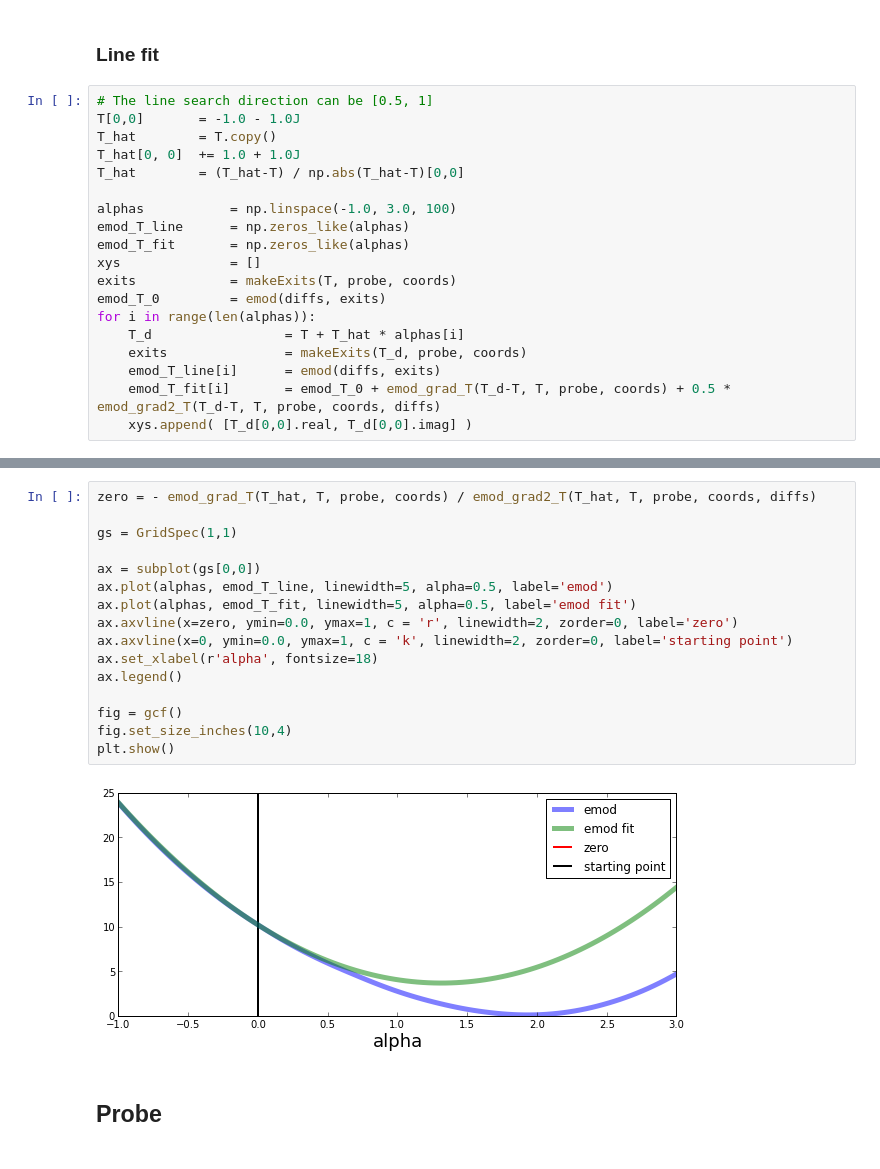
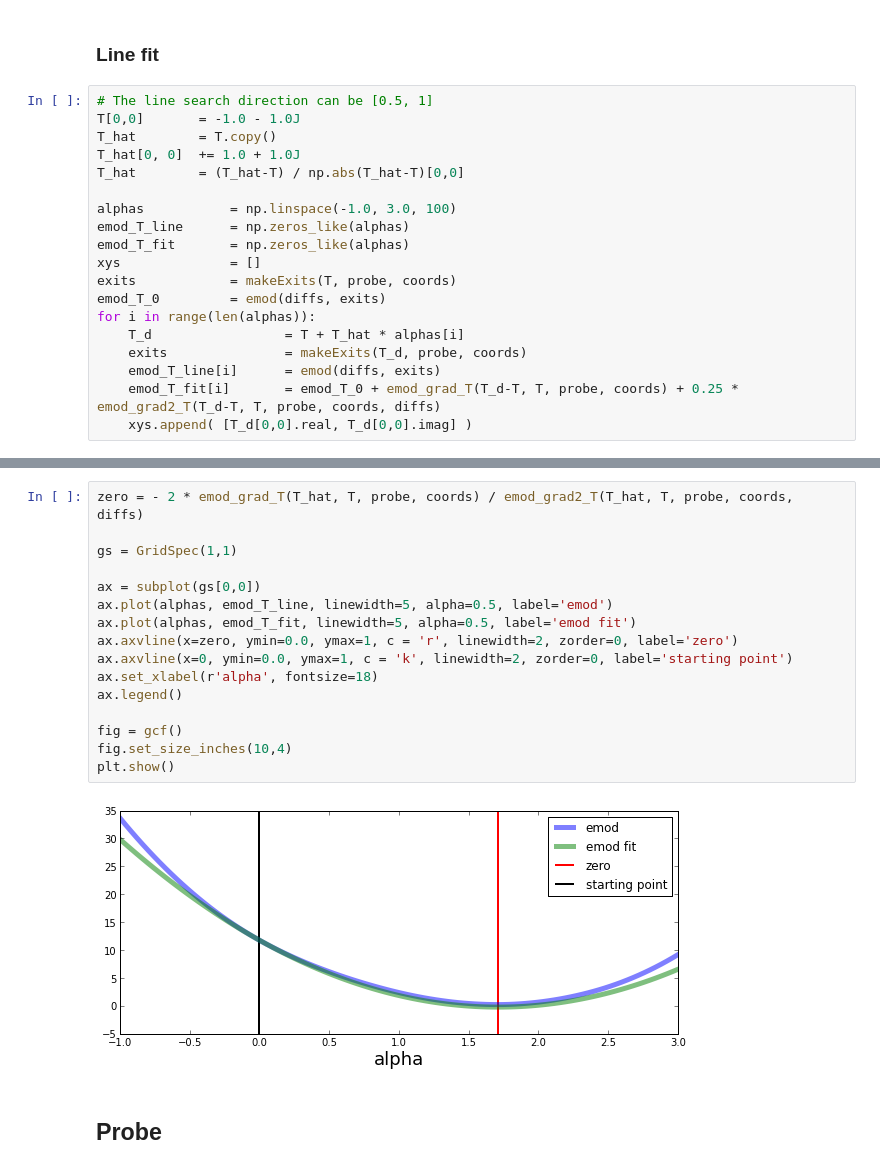
Before and after one commit to andyofmelbourne/Ptychography, a Jupyter notebook: Line search.ipynb, the cells around one changed output, grey strips where cells are left out. Drawn from its saved outputs; the diff is of its cells as text.

```diff
--- a/Line search.ipynb
+++ b/Line search.ipynb
@@ -293,7 +323,7 @@ for i in range(len(alphas)):
     T_d                 = T + T_hat * alphas[i]
     exits               = makeExits(T_d, probe, coords)
     emod_T_line[i]      = emod(diffs, exits)
-    emod_T_fit[i]       = emod_T_0 + emod_grad_T(T_d-T, T, probe, coords) + 0.5 * emod_grad2_T(T_d-T, T, probe, coords, diffs)
+    emod_T_fit[i]       = emod_T_0 + emod_grad_T(T_d-T, T, probe, coords) + 0.25 * emod_grad2_T(T_d-T, T, probe, coords, diffs)
     xys.append( [T_d[0,0].real, T_d[0,0].imag] )
 # %%
 # graph the error
@@ -303,21 +333,21 @@ myShow(X, Y, np.log(1+emod_T), xdot = sample_0[0,0].real, ydot = sample_0[0,0].i
 # %%
-zero = - emod_grad_T(T_hat, T, probe, coords) / emod_grad2_T(T_hat, T, probe, coords, diffs)
+zero = - 2 * emod_grad_T(T_hat, T, probe, coords) / emod_grad2_T(T_hat, T, probe, coords, diffs)
 
 gs = GridSpec(1,1)
 
 ax = subplot(gs[0,0])
 ax.plot(alphas, emod_T_line, linewidth=5, alpha=0.5, label='emod')
 ax.plot(alphas, emod_T_fit, linewidth=5, alpha=0.5, label='emod fit')
 ax.axvline(x=zero, ymin=0.0, ymax=1, c = 'r', linewidth=2, zorder=0, label='zero')
 ax.axvline(x=0, ymin=0.0, ymax=1, c = 'k', linewidth=2, zorder=0, label='starting point')
 ax.set_xlabel(r'alpha', fontsize=18)
 ax.legend()
 
 fig = gcf()
 fig.set_size_inches(10,4)
 plt.show()
 # %% [output]
-[figure, old version]
+[figure, new version]
 # %% [markdown]
 ## Probe
 # %%
```
Also changed, not shown: parts of 37 cells of this notebook.
